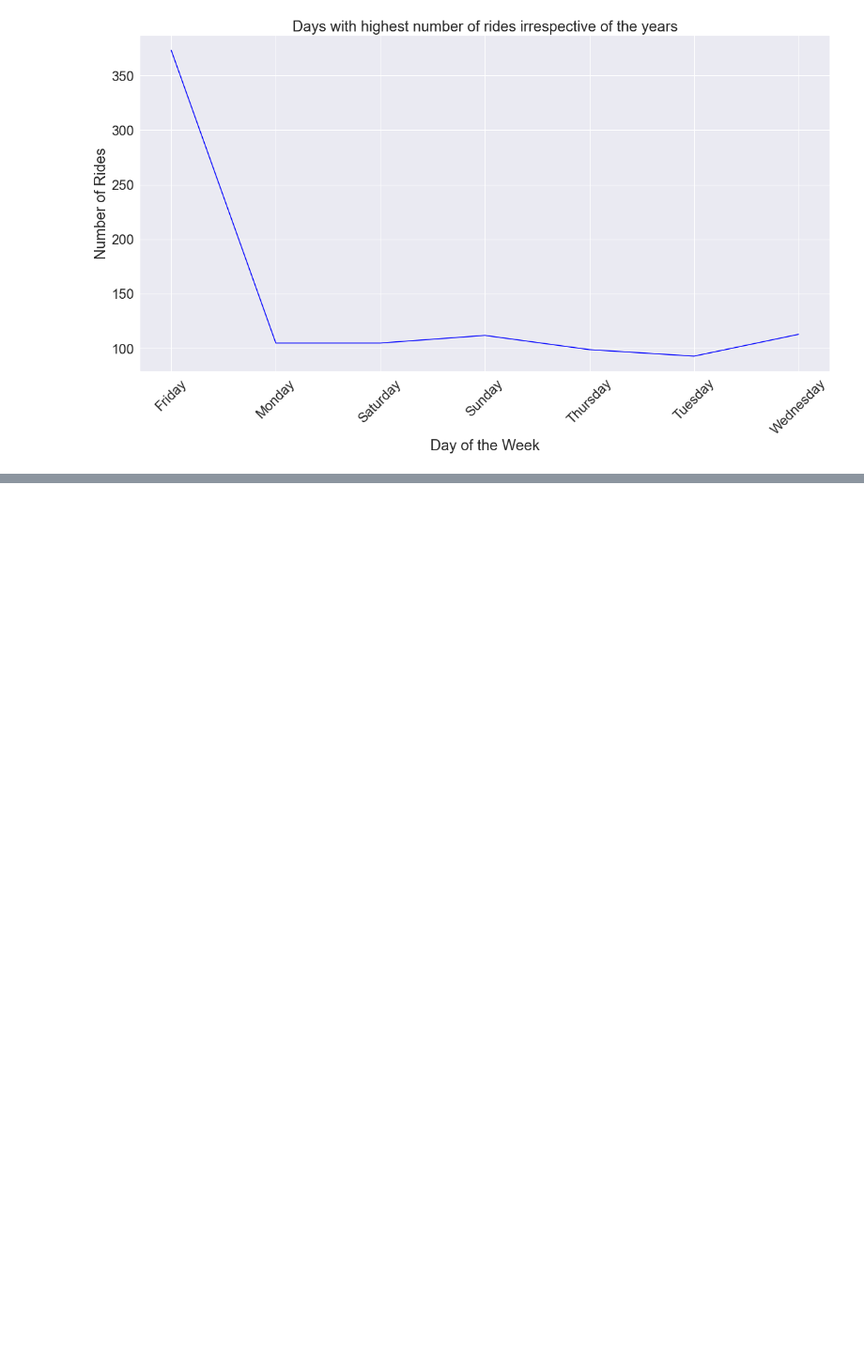
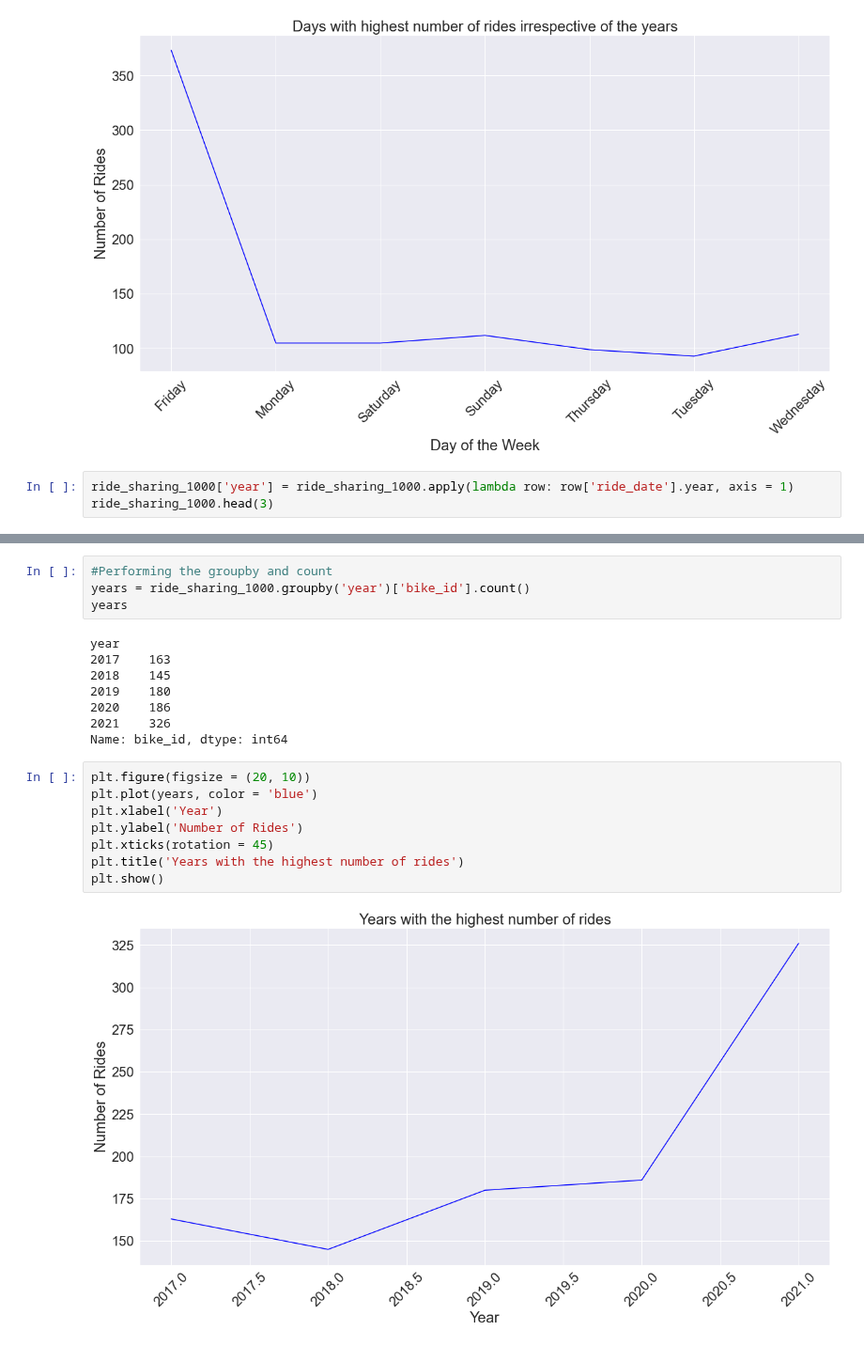
Before and after one commit to joeelorm/Projects, a Jupyter notebook: Data Cleaning/Data Cleaning.ipynb, the cells around one changed output, grey strips where cells are left out. Shown at 94% size. Cells and saved outputs as stored; diff of their text form; blank space fills up the shorter version.

```diff
--- a/Data Cleaning/Data Cleaning.ipynb
+++ b/Data Cleaning/Data Cleaning.ipynb
@@ -799,3 +801,6 @@ plt.title('Days with highest number of rides irrespective of the years')
 plt.show()
 # %% [output]
 [figure]
+# %%
+ride_sharing_1000['year'] = ride_sharing_1000.apply(lambda row: row['ride_date'].year, axis = 1)
+ride_sharing_1000.head(3)
@@ -801,0 +812,22 @@ plt.show()
+# %%
+#Performing the groupby and count
+years = ride_sharing_1000.groupby('year')['bike_id'].count()
+years
+# %% [output]
+year
+2017    163
+2018    145
+2019    180
+2020    186
+2021    326
+Name: bike_id, dtype: int64
+# %%
+plt.figure(figsize = (20, 10))
+plt.plot(years, color = 'blue')
+plt.xlabel('Year')
+plt.ylabel('Number of Rides')
+plt.xticks(rotation = 45)
+plt.title('Years with the highest number of rides')
+plt.show()
+# %% [output]
+[figure, added]
```
Also changed, not shown: parts of 2 cells of this notebook.
